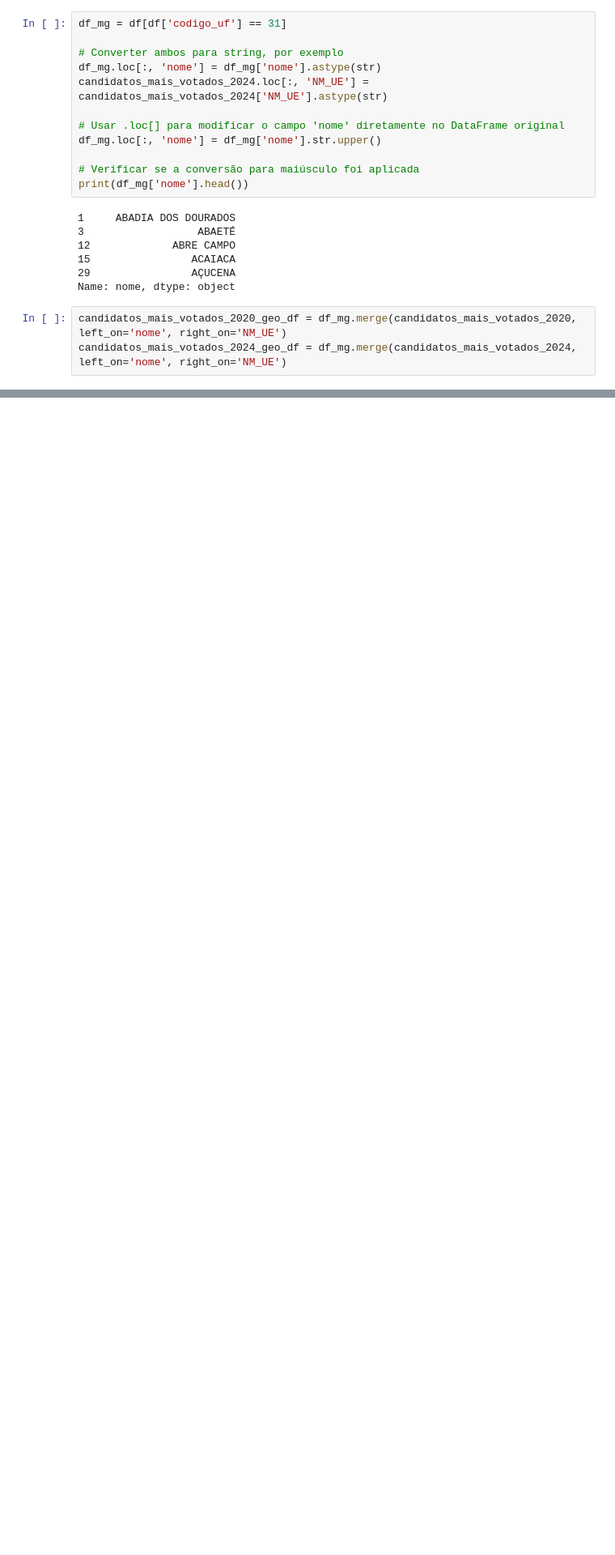
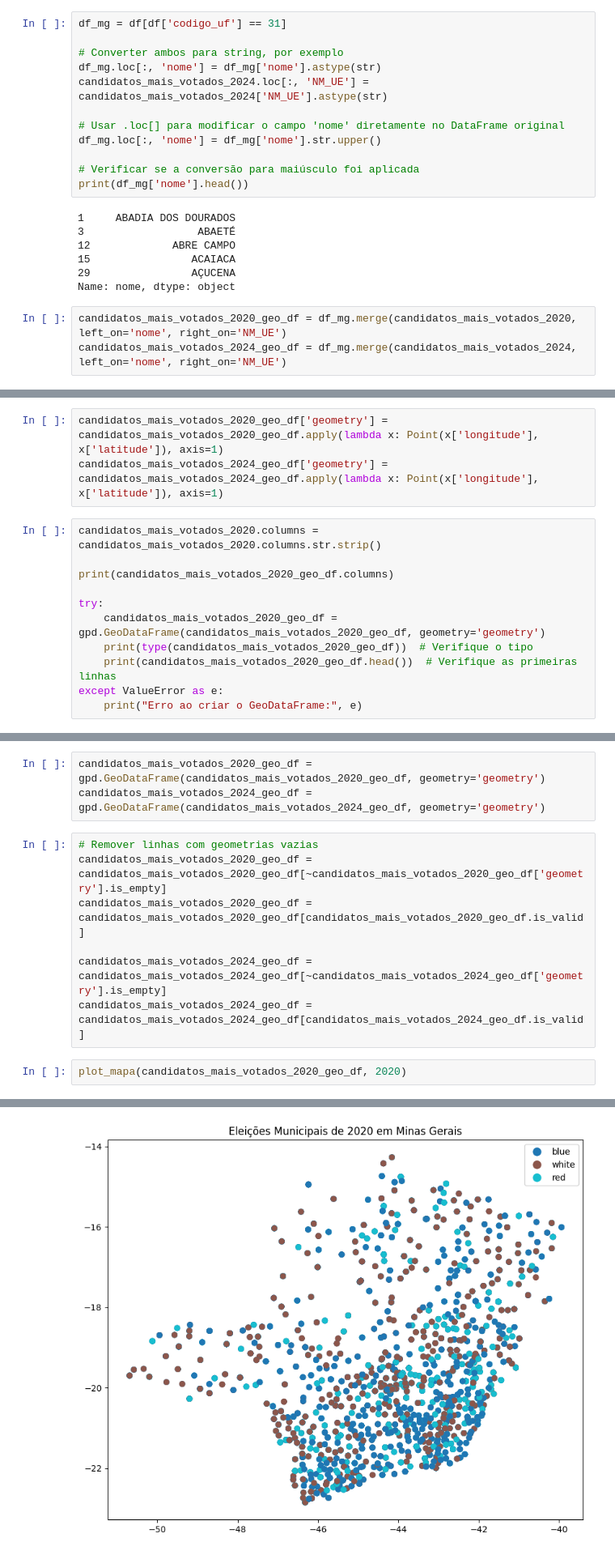
Before and after one commit to MarcelFeo/analise_eleitoral_mg, a Jupyter notebook: main.ipynb, the cells around one changed output, grey strips where cells are left out. Shown at 81% size. Cells and saved outputs as stored; diff of their text form; blank space fills up the shorter version.

Commit message:
adicionando mapa

```diff
--- a/main.ipynb
+++ b/main.ipynb
@@ -196,0 +212,14 @@ NameError: name 'candidatos_mais_votados_2016_geo_df' is not defined
+# %%
+candidatos_mais_votados_2020_geo_df['geometry'] = candidatos_mais_votados_2020_geo_df.apply(lambda x: Point(x['longitude'], x['latitude']), axis=1)
+candidatos_mais_votados_2024_geo_df['geometry'] = candidatos_mais_votados_2024_geo_df.apply(lambda x: Point(x['longitude'], x['latitude']), axis=1)
+# %%
+candidatos_mais_votados_2020.columns = candidatos_mais_votados_2020.columns.str.strip()
+
+print(candidatos_mais_votados_2020_geo_df.columns)
+
+try:
+    candidatos_mais_votados_2020_geo_df = gpd.GeoDataFrame(candidatos_mais_votados_2020_geo_df, geometry='geometry')
+    print(type(candidatos_mais_votados_2020_geo_df))  # Verifique o tipo
+    print(candidatos_mais_votados_2020_geo_df.head())  # Verifique as primeiras linhas
+except ValueError as e:
+    print("Erro ao criar o GeoDataFrame:", e)
@@ -196,0 +244,13 @@ NameError: name 'candidatos_mais_votados_2016_geo_df' is not defined
+# %%
+candidatos_mais_votados_2020_geo_df = gpd.GeoDataFrame(candidatos_mais_votados_2020_geo_df, geometry='geometry')
+candidatos_mais_votados_2024_geo_df = gpd.GeoDataFrame(candidatos_mais_votados_2024_geo_df, geometry='geometry')
+# %%
+# Remover linhas com geometrias vazias
+candidatos_mais_votados_2020_geo_df = candidatos_mais_votados_2020_geo_df[~candidatos_mais_votados_2020_geo_df['geometry'].is_empty]
+candidatos_mais_votados_2020_geo_df = candidatos_mais_votados_2020_geo_df[candidatos_mais_votados_2020_geo_df.is_valid]
+
+candidatos_mais_votados_2024_geo_df = candidatos_mais_votados_2024_geo_df[~candidatos_mais_votados_2024_geo_df['geometry'].is_empty]
+candidatos_mais_votados_2024_geo_df = candidatos_mais_votados_2024_geo_df[candidatos_mais_votados_2024_geo_df.is_valid]
+# %%
+plot_mapa(candidatos_mais_votados_2020_geo_df, 2020)
+# %% [output]
@@ -196,0 +258 @@ NameError: name 'candidatos_mais_votados_2016_geo_df' is not defined
+[figure, added]
```
Also changed, not shown: parts of 7 cells of this notebook.
